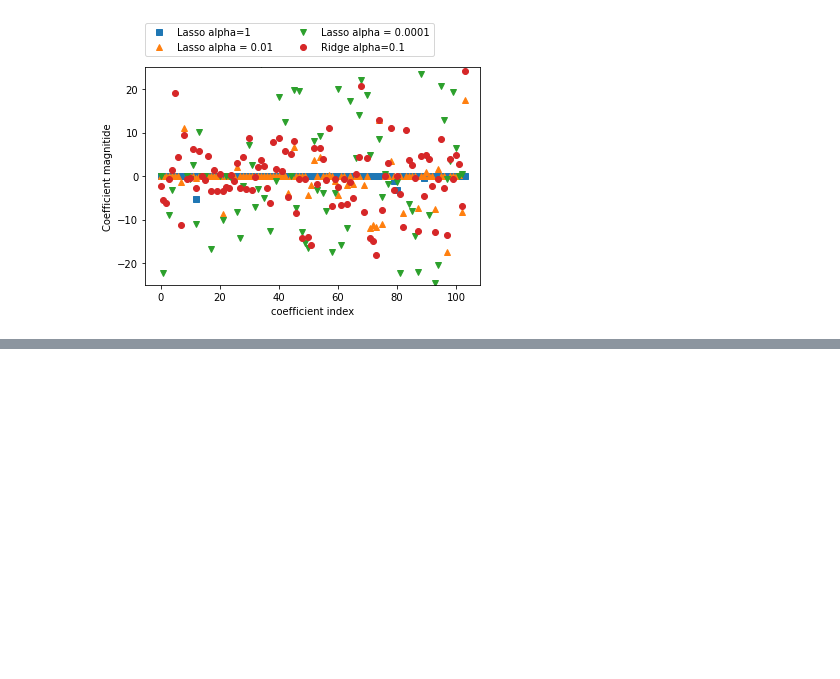
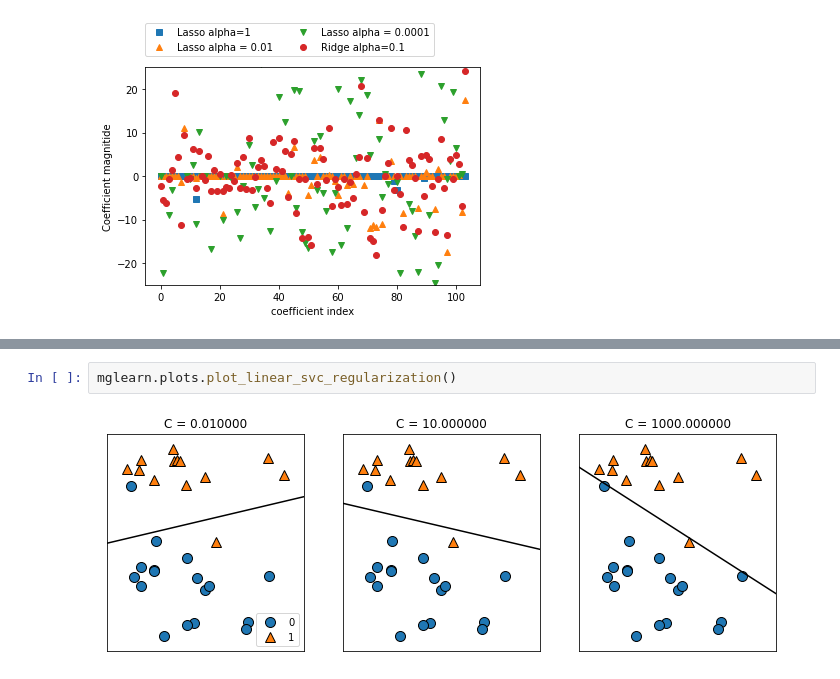
Before and after one commit to yuzuki-yosimura/Introduction-to-Machine-Learning-with-Python, a Jupyter notebook: Chapter2.ipynb, the cells around one changed output, grey strips where cells are left out. Cells and saved outputs as stored; diff of their text form; blank space fills up the shorter version.

```diff
--- a/Chapter2.ipynb
+++ b/Chapter2.ipynb
@@ -300,0 +320,4 @@ Text(0, 0.5, 'Coefficient magnitide')
+# %%
+mglearn.plots.plot_linear_svc_regularization()
+# %% [output]
+[figure, added]
```
Also changed, not shown: parts of 5 cells of this notebook.
